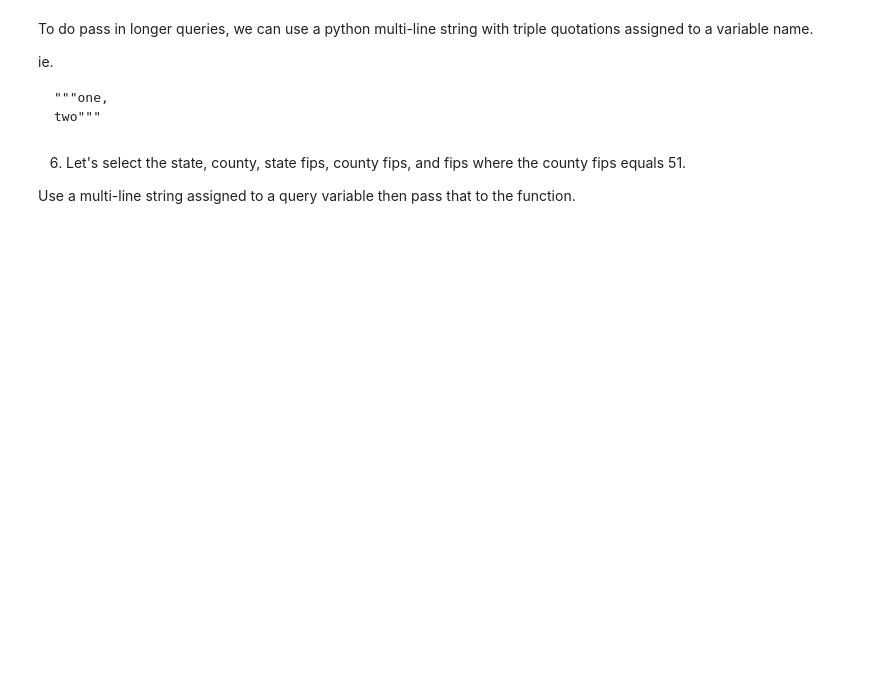
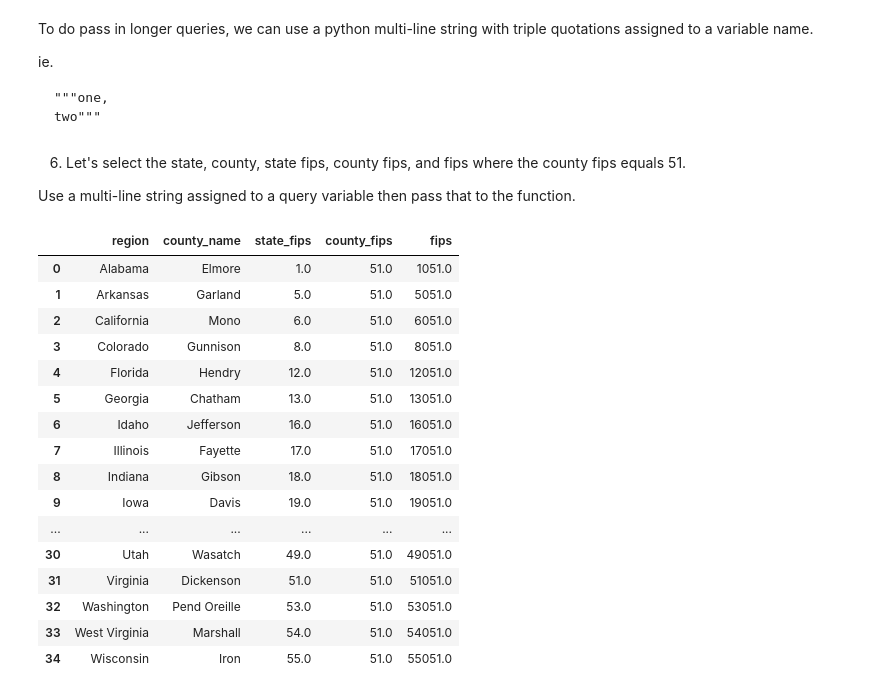
Before and after one commit to mary-vo/data-2-demo, a Jupyter notebook: week_2/week_2_SQL.ipynb, the cells around one changed output. Cells and saved outputs as stored; diff of their text form; code cells hidden in the pictures; blank space fills up the shorter version.

````diff
--- a/week_2/week_2_SQL.ipynb
+++ b/week_2/week_2_SQL.ipynb
@@ -85,3 +151,5 @@ def add_two(a, b):
 ```
 # %%
 # Write your function below this. Give it a short, memorable name.
+def pandas_sql(query_string):
+    return pd.read_sql(query_string, conn)
@@ -101,0 +179,24 @@ Use a multi-line string assigned to a query variable then pass that to the funct
+# %%
+query_string = """select region, county_name, state_fips, county_fips, fips
+                  from surescripts
+                  where county_fips = 51 """
+
+pandas_sql(query_string)
+# %% [output]
+|  | region | county_name | state_fips | county_fips | fips |
+| 0 | Alabama | Elmore | 1.0 | 51.0 | 1051.0 |
+| 1 | Arkansas | Garland | 5.0 | 51.0 | 5051.0 |
+| 2 | California | Mono | 6.0 | 51.0 | 6051.0 |
+| 3 | Colorado | Gunnison | 8.0 | 51.0 | 8051.0 |
+| 4 | Florida | Hendry | 12.0 | 51.0 | 12051.0 |
+| 5 | Georgia | Chatham | 13.0 | 51.0 | 13051.0 |
+| 6 | Idaho | Jefferson | 16.0 | 51.0 | 16051.0 |
+| 7 | Illinois | Fayette | 17.0 | 51.0 | 17051.0 |
+| 8 | Indiana | Gibson | 18.0 | 51.0 | 18051.0 |
+| 9 | Iowa | Davis | 19.0 | 51.0 | 19051.0 |
+| ... | ... | ... | ... | ... | ... |
+| 30 | Utah | Wasatch | 49.0 | 51.0 | 49051.0 |
+| 31 | Virginia | Dickenson | 51.0 | 51.0 | 51051.0 |
+| 32 | Washington | Pend Oreille | 53.0 | 51.0 | 53051.0 |
+| 33 | West Virginia | Marshall | 54.0 | 51.0 | 54051.0 |
+| 34 | Wisconsin | Iron | 55.0 | 51.0 | 55051.0 |
````
Also changed, not shown: parts of 12 cells of this notebook.
